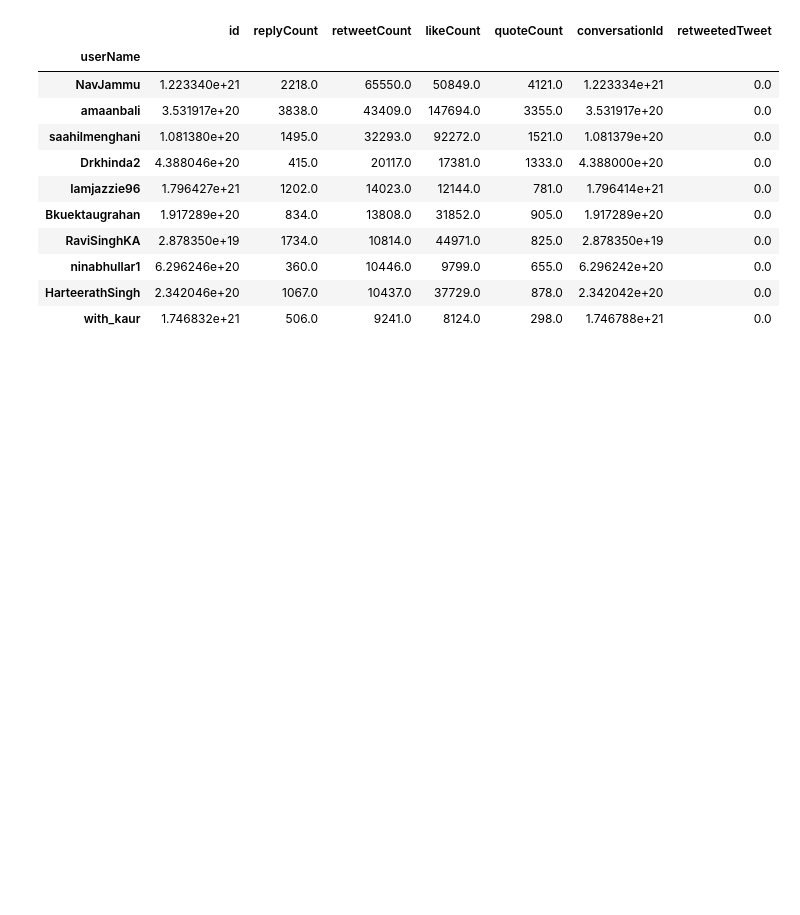
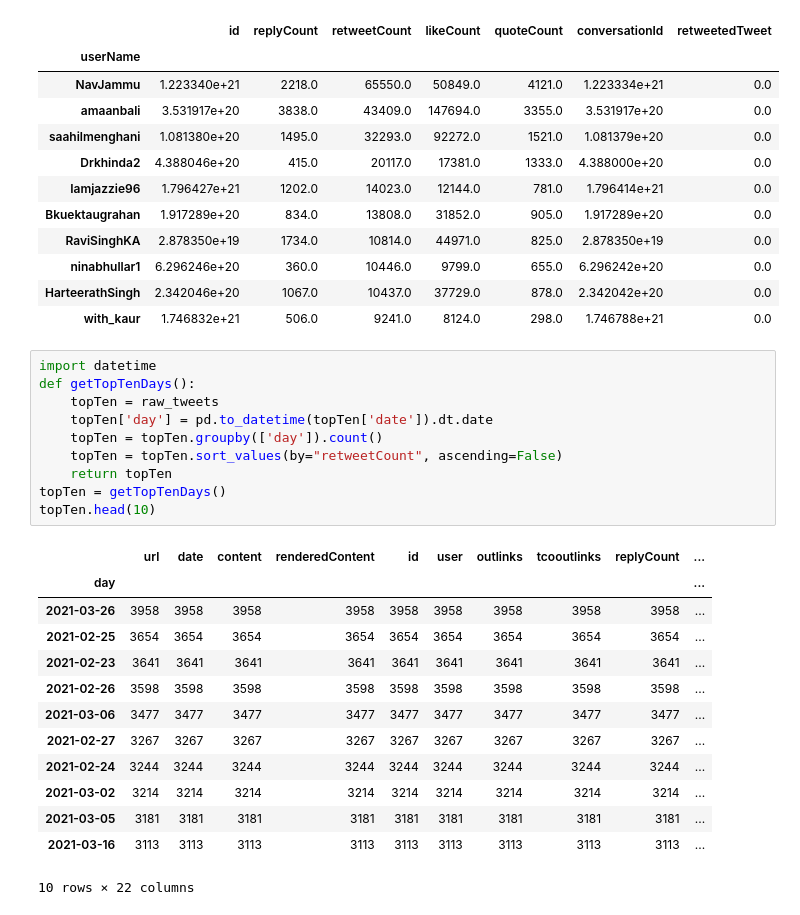
Before and after one commit to juanicortesl/git-flow-activity, a Jupyter notebook: activity.ipynb, the cells around one changed output. Drawn from its saved outputs; the diff is of its cells as text; blank space fills up the shorter version.

```diff
--- a/activity.ipynb
+++ b/activity.ipynb
@@ -59,3 +59,27 @@ topTen.head(10)
 | ninabhullar1 | 6.296246e+20 | 360.0 | 10446.0 | 9799.0 | 655.0 | 6.296242e+20 | 0.0 |
 | HarteerathSingh | 2.342046e+20 | 1067.0 | 10437.0 | 37729.0 | 878.0 | 2.342042e+20 | 0.0 |
 | with_kaur | 1.746832e+21 | 506.0 | 9241.0 | 8124.0 | 298.0 | 1.746788e+21 | 0.0 |
+# %%
+import datetime
+def getTopTenDays():
+    topTen = raw_tweets
+    topTen['day'] = pd.to_datetime(topTen['date']).dt.date
+    topTen = topTen.groupby(['day']).count()
+    topTen = topTen.sort_values(by="retweetCount", ascending=False)
+    return topTen
+topTen = getTopTenDays()
+topTen.head(10)
+# %% [output]
+|  | url | date | content | renderedContent | id | user | outlinks | tcooutlinks | replyCount | ... |
+| day |  |  |  |  |  |  |  |  |  | ... |
+| 2021-03-26 | 3958 | 3958 | 3958 | 3958 | 3958 | 3958 | 3958 | 3958 | 3958 | ... |
+| 2021-02-25 | 3654 | 3654 | 3654 | 3654 | 3654 | 3654 | 3654 | 3654 | 3654 | ... |
+| 2021-02-23 | 3641 | 3641 | 3641 | 3641 | 3641 | 3641 | 3641 | 3641 | 3641 | ... |
+| 2021-02-26 | 3598 | 3598 | 3598 | 3598 | 3598 | 3598 | 3598 | 3598 | 3598 | ... |
+| 2021-03-06 | 3477 | 3477 | 3477 | 3477 | 3477 | 3477 | 3477 | 3477 | 3477 | ... |
+| 2021-02-27 | 3267 | 3267 | 3267 | 3267 | 3267 | 3267 | 3267 | 3267 | 3267 | ... |
+| 2021-02-24 | 3244 | 3244 | 3244 | 3244 | 3244 | 3244 | 3244 | 3244 | 3244 | ... |
+| 2021-03-02 | 3214 | 3214 | 3214 | 3214 | 3214 | 3214 | 3214 | 3214 | 3214 | ... |
+| 2021-03-05 | 3181 | 3181 | 3181 | 3181 | 3181 | 3181 | 3181 | 3181 | 3181 | ... |
+| 2021-03-16 | 3113 | 3113 | 3113 | 3113 | 3113 | 3113 | 3113 | 3113 | 3113 | ... |
+10 rows × 22 columns
```
